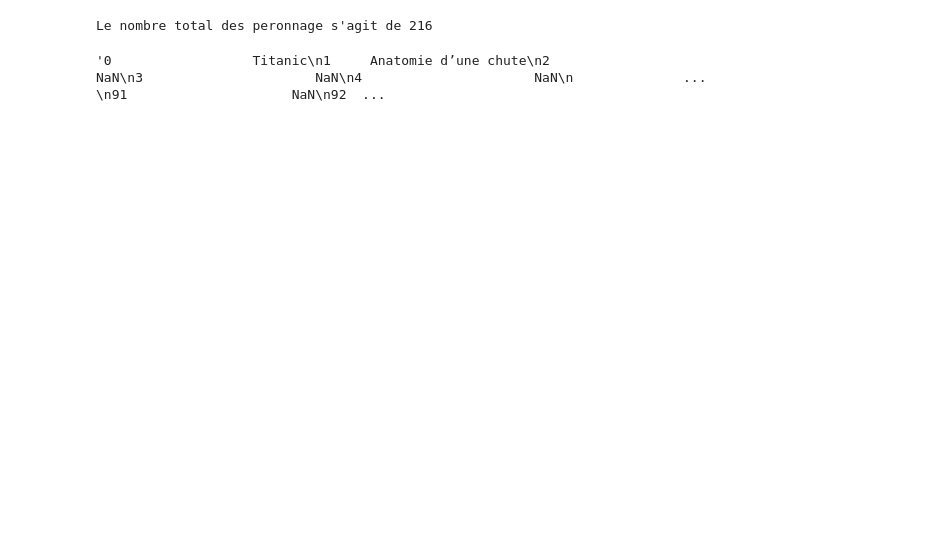
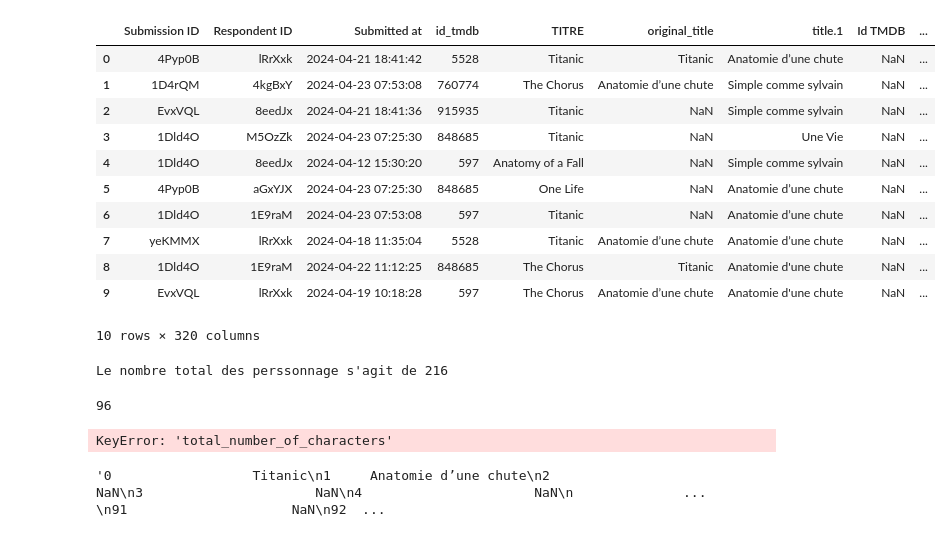
Before and after one commit to RomainSagetLethias/12_observatoire_des_imaginaires, a Jupyter notebook: notebooks/analyse personnages.ipynb, the cells around one changed output. Cells and saved outputs as stored; diff of their text form; code cells hidden in the pictures; blank space fills up the shorter version.

```diff
--- a/notebooks/analyse personnages.ipynb
+++ b/notebooks/analyse personnages.ipynb
@@ -26,19 +26,42 @@ data = load_data(file_path)
 # Renommer les noms de colonnes (utile si le fichier d'entrée change de noms de colonnes)
 # Renommer la colonne title -> TITRE
 data.rename(columns={'title': 'TITRE'}, inplace=True)
+# %%
+data.head(10)
+# %% [output]
+|  | Submission ID | Respondent ID | Submitted at | id_tmdb | TITRE | original_title | title.1 | Id TMDB | ... |
+| 0 | 4Pyp0B | lRrXxk | 2024-04-21 18:41:42 | 5528 | Titanic | Titanic | Anatomie d’une chute | NaN | ... |
+| 1 | 1D4rQM | 4kgBxY | 2024-04-23 07:53:08 | 760774 | The Chorus | Anatomie d’une chute | Simple comme sylvain | NaN | ... |
+| 2 | EvxVQL | 8eedJx | 2024-04-21 18:41:36 | 915935 | Titanic | NaN | Simple comme sylvain | NaN | ... |
+| 3 | 1Dld4O | M5OzZk | 2024-04-23 07:25:30 | 848685 | Titanic | NaN | Une Vie | NaN | ... |
+| 4 | 1Dld4O | 8eedJx | 2024-04-12 15:30:20 | 597 | Anatomy of a Fall | NaN | Simple comme sylvain | NaN | ... |
+| 5 | 4Pyp0B | aGxYJX | 2024-04-23 07:25:30 | 848685 | One Life | NaN | Anatomie d’une chute | NaN | ... |
+| 6 | 1Dld4O | 1E9raM | 2024-04-23 07:53:08 | 597 | Titanic | NaN | Anatomie d’une chute | NaN | ... |
+| 7 | yeKMMX | lRrXxk | 2024-04-18 11:35:04 | 5528 | Titanic | Anatomie d’une chute | Anatomie d’une chute | NaN | ... |
+| 8 | 1Dld4O | 1E9raM | 2024-04-22 11:12:25 | 848685 | The Chorus | Titanic | Anatomie d'une chute | NaN | ... |
+| 9 | EvxVQL | lRrXxk | 2024-04-19 10:18:28 | 597 | The Chorus | Anatomie d’une chute | Anatomie d'une chute | NaN | ... |
+10 rows × 320 columns
 # %%
 file_path ="/Users/rossana/Desktop/file.csv"
 data.to_csv(file_path,index=False)
 # %%
 # Nombre total de personnages renseignés
-non_null_count_1 = data['character1_name'].notnull().sum()
+non_null_count_1 = data['character1_name'].notnull().count()
 non_null_count_2 = data['character2_name'].notnull().sum()
 non_null_count_3 = data['character3_name'].notnull().sum()
 non_null_count_4 = data['character4_name'].notnull().sum()
 total_number_of_characters = non_null_count_1 ++ non_null_count_2 ++ non_null_count_3 ++ non_null_count_4
-print ("Le nombre total des peronnage s'agit de",total_number_of_characters)
+print ("Le nombre total des perssonnage s'agit de",total_number_of_characters)
 # %% [output]
-Le nombre total des peronnage s'agit de 216
+Le nombre total des perssonnage s'agit de 216
+# %%
+non_null_count_1
+# %% [output]
+96
+# %%
+value=len(set(data["total_number_of_characters"]))
+# %% [output]
+KeyError: 'total_number_of_characters'
 # %%
 string = str(data["original_title"] )
 string
```
Also changed, not shown: parts of 13 cells of this notebook, 1 other file.
